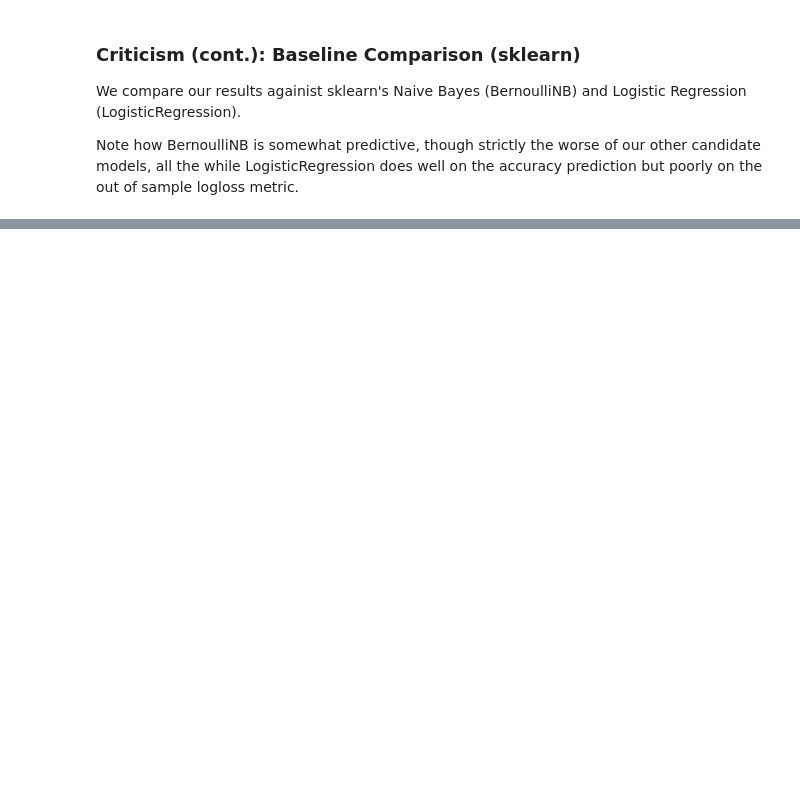
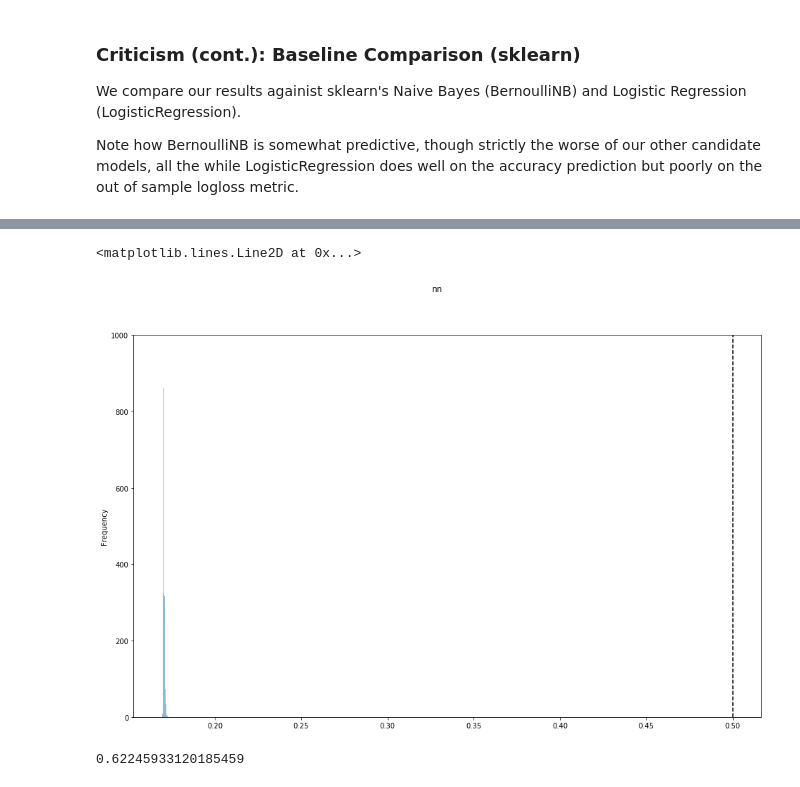
Before and after one commit to felcianofsantos/bayesian-forecast, a Jupyter notebook: notebook/bayesian-forecast.ipynb, the cells around one changed output, grey strips where cells are left out. Saved outputs shown, nothing was run; the diff lists cells and outputs as text; code cells hidden in the pictures; blank space fills up the shorter version.

```diff
--- a/notebook/bayesian-forecast.ipynb
+++ b/notebook/bayesian-forecast.ipynb
@@ -591,0 +560,6 @@ NameError: name 'y_nn_post' is not defined
+# %%
+nn_probs = get_model_probs(data={X_nn:X_data, y_nn_post:y_data}, n_samples=1000).eval()
+nn_ins = eval_model(X_data, y_data, 'ins', probabilities=nn_probs, dataset=dataset)
+
+nn_oprobs = get_model_probs(data={X_nn:X_test, y_nn_post:y_test}, n_samples=1000).eval()
+nn_oos = eval_model(X_test, y_test, 'oos', probabilities=nn_oprobs, dataset=dataset)
@@ -591,0 +584,6 @@ NameError: name 'y_nn_post' is not defined
+# %%
+ax = nn_oos['prob'].plot(alpha=.5,kind='hist',subplots=True,sharex=True,sharey=True,title='nn',bins=50)
+ax[0].axvline(.5, color='k', linestyle='--')
+# %% [output]
+<matplotlib.lines.Line2D at 0x...>
+[figure, added]
@@ -608,3 +622,7 @@ NameError: name 'y_nn_post' is not defined
 # # prior predictive check
 # # run ppc on original x
 # ed.ppc(T, data={x: x_train})
+# %%
+expit(.5)
+# %% [output]
+0.62245933120185459
```
Also changed, not shown: parts of 32 cells of this notebook, 2 other files.
